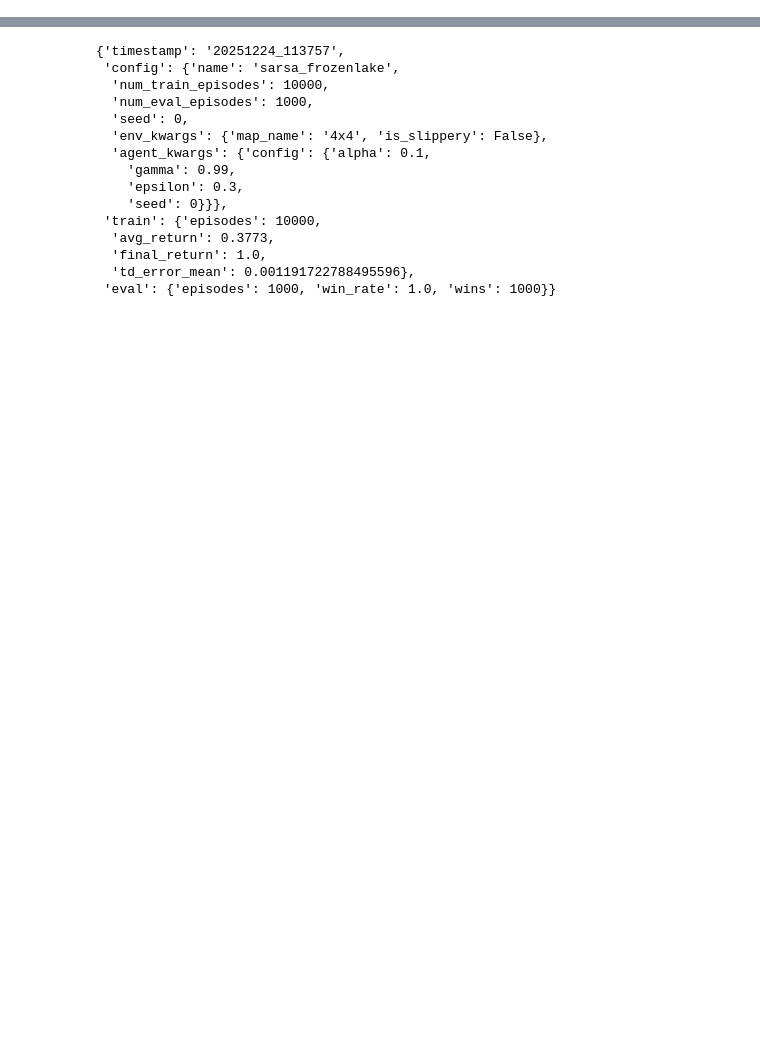
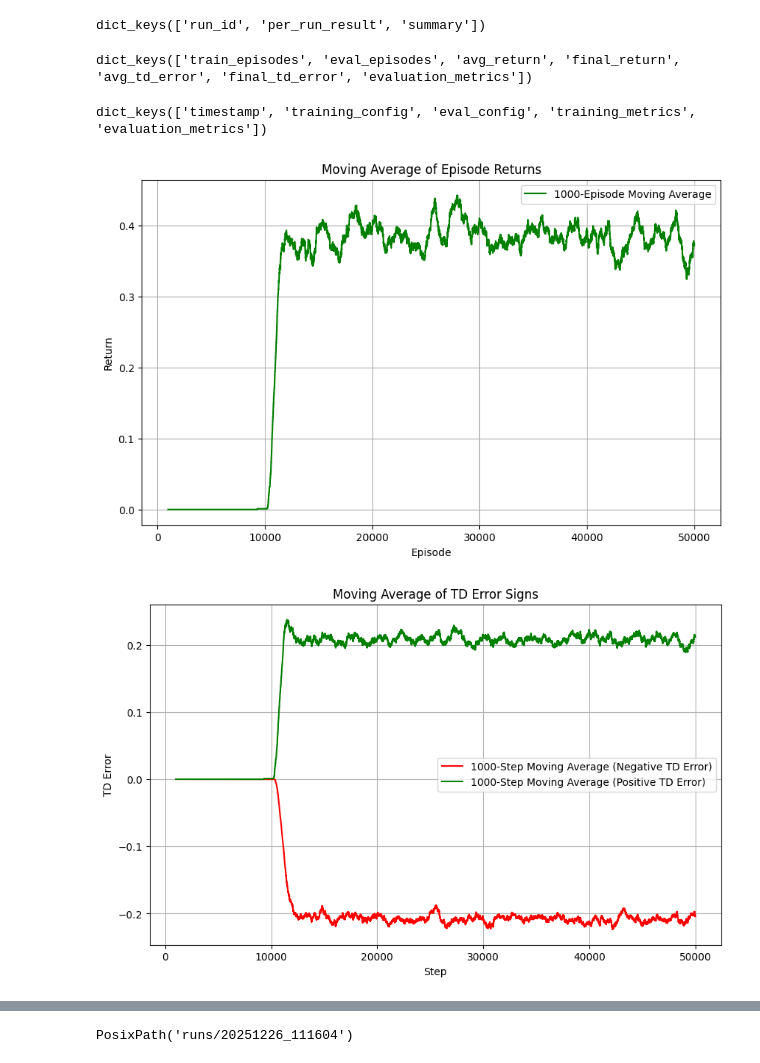
Before and after one commit to kallioaa/frustration_msc, a Jupyter notebook: src/prod_notebooks/automated_run.ipynb, the cells around one changed output, grey strips where cells are left out. Cells and saved outputs as stored; diff of their text form; code cells hidden in the pictures; blank space fills up the shorter version.

Commit message:
Refactoring the code to be more encapsulated and more frustration metrics implemented

```diff
--- a/src/prod_notebooks/automated_run.ipynb
+++ b/src/prod_notebooks/automated_run.ipynb
@@ -29,3 +77,37 @@ ValueError: too many values to unpack (expected 2)
+# %%
+t.keys()
+# %% [output]
+dict_keys(['run_id', 'per_run_result', 'summary'])
+# %%
+t["summary"].keys()
+# %% [output]
+dict_keys(['train_episodes', 'eval_episodes', 'avg_return', 'final_return', 'avg_td_error', 'final_td_error', 'evaluation_metrics'])
+# %%
+t["per_run_result"].keys()
+# %% [output]
+dict_keys(['timestamp', 'training_config', 'eval_config', 'training_metrics', 'evaluation_metrics'])
 # %%
-result
+config = ExperimentConfig(
+    name="sarsa_frozenlake",
+    num_train_episodes=50000,
+    num_eval_episodes=1000,
+    seed=0,
+    env_kwargs={"config": FrozenLakeConfig(map_name="4x4", is_slippery=True)},
+    agent_kwargs={
+        "config": SarsaExpectedConfig(alpha=0.1, gamma=0.99, epsilon=0.1, seed=0)
+    },
+)
+
+per_episode_metrics, result = run_experiment(
+    config, env_factory=get_frozenlake_env, agent_factory=SarsaExpectedAgent
+)
+
+save_run(
+    result=result,
+    per_episode_metrics=per_episode_metrics,
+    save_plots=True,
+    window_size=1000,
+)
 # %% [output]
+[figure, added]
+[figure, added]
@@ -32,15 +115 @@ result
-{'timestamp': '20251224_113757',
- 'config': {'name': 'sarsa_frozenlake',
-  'num_train_episodes': 10000,
-  'num_eval_episodes': 1000,
-  'seed': 0,
-  'env_kwargs': {'map_name': '4x4', 'is_slippery': False},
-  'agent_kwargs': {'config': {'alpha': 0.1,
-    'gamma': 0.99,
-    'epsilon': 0.3,
-    'seed': 0}}},
- 'train': {'episodes': 10000,
-  'avg_return': 0.3773,
-  'final_return': 1.0,
-  'td_error_mean': 0.001191722788495596},
- 'eval': {'episodes': 1000, 'win_rate': 1.0, 'wins': 1000}}
+PosixPath('runs/20251226_111604')
```
Also changed, not shown: parts of 6 cells of this notebook, 9 other files.
